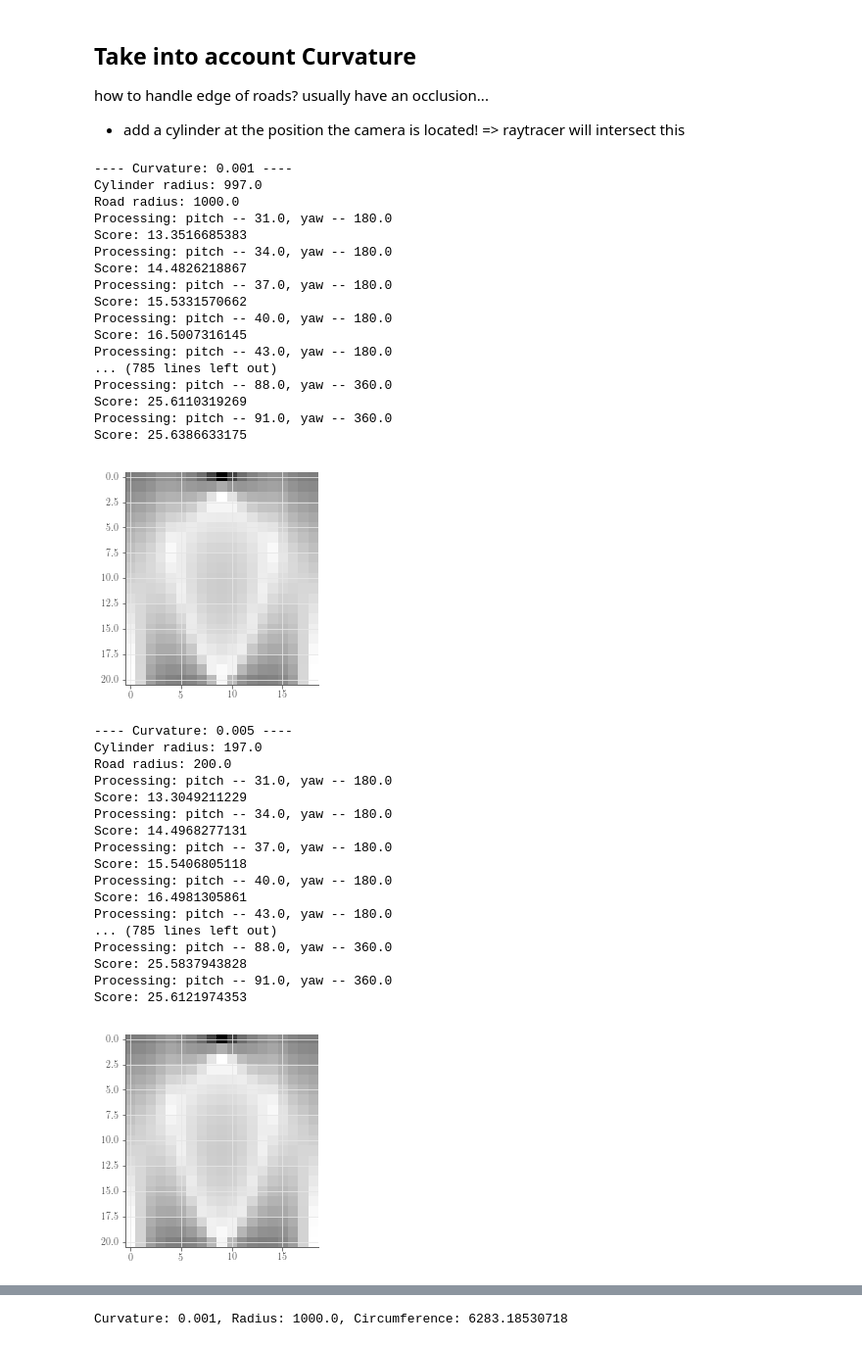
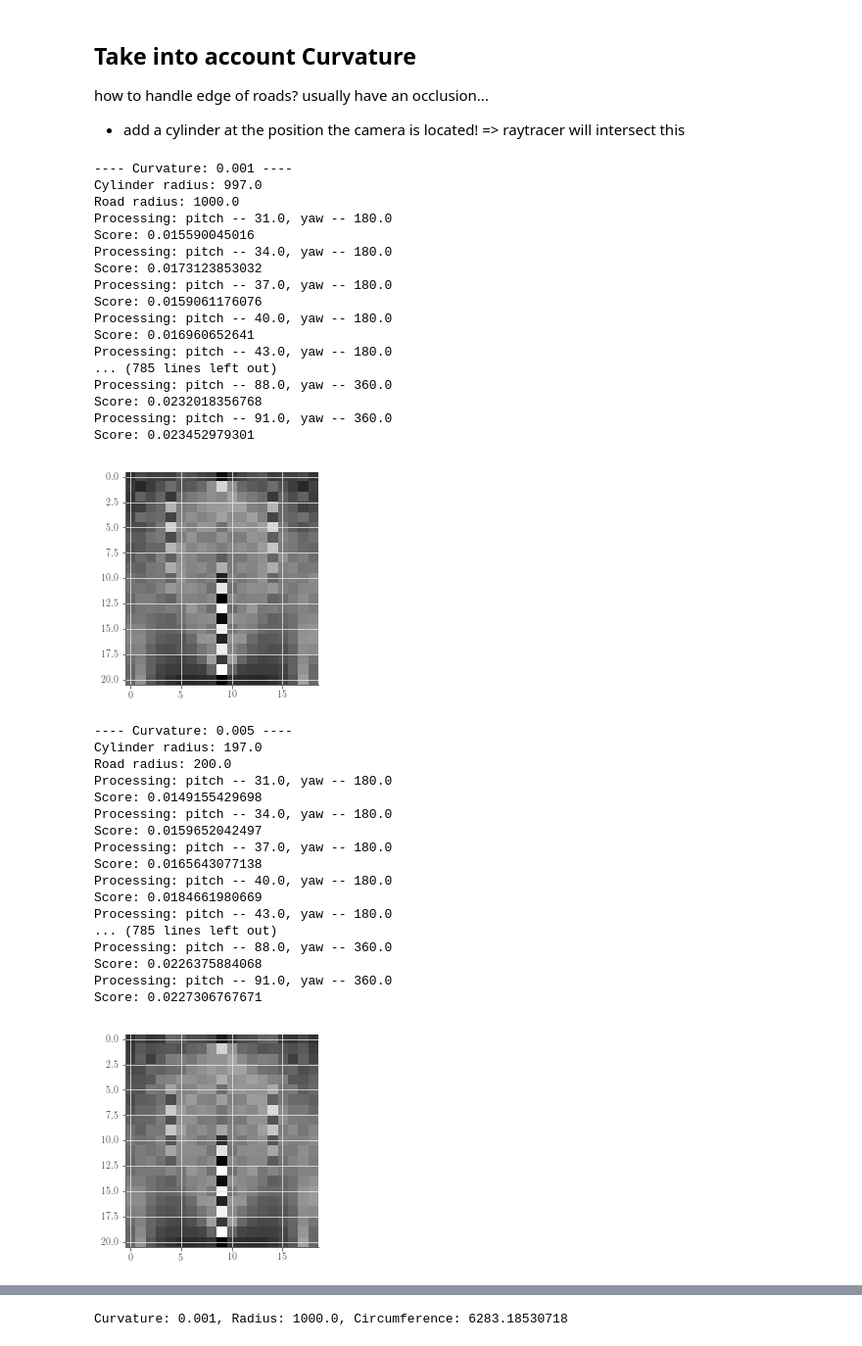
Before and after one commit to flyingsilverfin/AV-Camera-Placement, a Jupyter notebook: evaluation/single_camera_placement/Single Camera.ipynb, the cells around one changed output, grey strips where cells are left out. Shown: that part at 98% size. Drawn from its saved outputs; the diff is of its cells as text; code cells hidden in the pictures.

```diff
--- a/evaluation/single_camera_placement/Single Camera.ipynb
+++ b/evaluation/single_camera_placement/Single Camera.ipynb
@@ -126,7 +126,7 @@ def error_radius_across_pixels(camera):
 Constant FOV of 60 deg, and fix resolution at 300x300
 # %%
 camera_height = 6.0
-resolution = (300, 300)
+resolution = (20, 20)
 fov_deg = (60.0, 60.0)
 yaw_range = 90 # degrees +- from center yaw position
 
@@ -180,7 +180,7 @@ for j, yaw in enumerate(camera_yaws):
 #         plt.gray()
 #         plt.imsave(save_dir + name + "_error_bounds.png")
 
-        target = (1.0/(1+error_bounds)) * pixel_probabilities
+        target = (1.0/(1+error_bounds**2)) * pixel_probabilities
 #         plt.imshow(product)
 #         plt.gray()
 #         plt.imsave(save_dir + name + "_product.png")
@@ -213,6 +213,6 @@ np.save("straight_road_40m_{0}x{1}0_6m_pitch_yaw_scores_0-4_two_stddev.npy".form
 # %%
 # recover data
-scores = np.load("straight_road_40m_{0}x{1}0_6m_pitch_yaw_scores_0-4_two_stddev.npy".format(*resolution))
+scores = np.load("V2_straight_road_40m_{0}x{1}0_6m_pitch_yaw_scores_0-4_two_stddev.npy".format(*resolution))
 # %%
 print(camera_position)
 plt.imshow(scores)
@@ -379,7 +379,7 @@ curvature_score_maps = []
 for curvature in curvatures:
     print("---- Curvature: {0} ----".format(curvature))
     camera_height = 6.0
-#     resolution = (200, 200) # use same resolution for all
+    resolution = (10, 10) # use same resolution for all
     fov_deg = (60.0, 60.0)
     yaw_range = 90 # degrees +- from center yaw position
 
@@ -467,58 +467,58 @@ for curvature in curvatures:
             error_bounds = error_radius_across_pixels(camera)
     #         plt.imshow(error_bounds)
     #         plt.gray()
     #         plt.imsave(save_dir + name + "_error_bounds.png")
 
             target = (1.0/(1+error_bounds)) * pixel_probabilities
     #         plt.imshow(product)
     #         plt.gray()
     #         plt.imsave(save_dir + name + "_product.png")
             # take the sum => now have an expected value!
 
             score = np.sum(target)
             print("Score: {0}".format(score))
             scores[i, j] = score
     plt.imshow(scores)
     plt.gray()
     plt.show()
     curvature_score_maps.append(scores)
 # %% [output]
 ---- Curvature: 0.001 ----
 Cylinder radius: 997.0
 Road radius: 1000.0
 Processing: pitch -- 31.0, yaw -- 180.0
-Score: 13.3516685383
+Score: 0.015590045016
 Processing: pitch -- 34.0, yaw -- 180.0
-Score: 14.4826218867
+Score: 0.0173123853032
 Processing: pitch -- 37.0, yaw -- 180.0
-Score: 15.5331570662
+Score: 0.0159061176076
 Processing: pitch -- 40.0, yaw -- 180.0
-Score: 16.5007316145
+Score: 0.016960652641
 Processing: pitch -- 43.0, yaw -- 180.0
 ... (785 lines left out)
 Processing: pitch -- 88.0, yaw -- 360.0
-Score: 25.6110319269
+Score: 0.0232018356768
 Processing: pitch -- 91.0, yaw -- 360.0
-Score: 25.6386633175
+Score: 0.023452979301
-[figure, old version]
+[figure, new version]
 ---- Curvature: 0.005 ----
 Cylinder radius: 197.0
 Road radius: 200.0
 Processing: pitch -- 31.0, yaw -- 180.0
-Score: 13.3049211229
+Score: 0.0149155429698
 Processing: pitch -- 34.0, yaw -- 180.0
-Score: 14.4968277131
+Score: 0.0159652042497
 Processing: pitch -- 37.0, yaw -- 180.0
-Score: 15.5406805118
+Score: 0.0165643077138
 Processing: pitch -- 40.0, yaw -- 180.0
-Score: 16.4981305861
+Score: 0.0184661980669
 Processing: pitch -- 43.0, yaw -- 180.0
 ... (785 lines left out)
 Processing: pitch -- 88.0, yaw -- 360.0
-Score: 25.5837943828
+Score: 0.0226375884068
 Processing: pitch -- 91.0, yaw -- 360.0
-Score: 25.6121974353
+Score: 0.0227306767671
-[figure, old version]
+[figure, new version]
 ---- Curvature: 0.01 ----
 Cylinder radius: 97.0
 Road radius: 100.0
```
Also changed, not shown: parts of 6 cells of this notebook.
